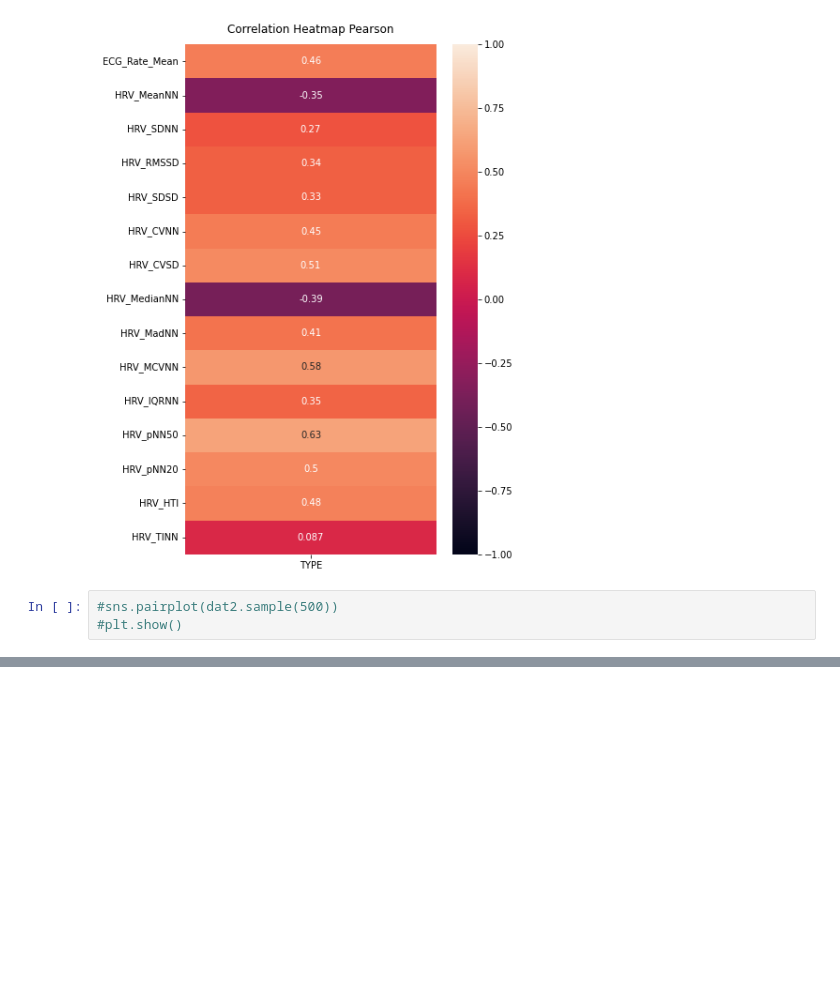
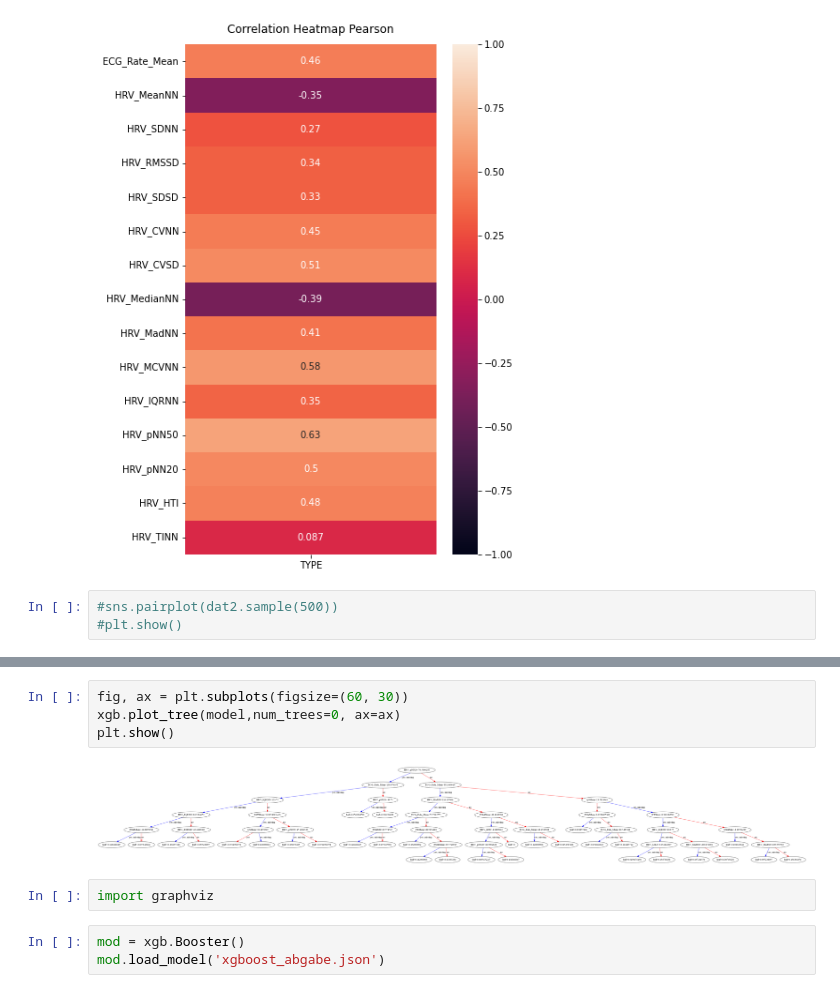
Before and after one commit to loewe2/die-sonderposten, a Jupyter notebook: xgbfeatures.ipynb, the cells around one changed output, grey strips where cells are left out. Saved outputs shown, nothing was run; the diff lists cells and outputs as text; blank space fills up the shorter version.

Commit message:
Presentation plots

```diff
--- a/xgbfeatures.ipynb
+++ b/xgbfeatures.ipynb
@@ -191,0 +260,11 @@ heatmap.set_title('Correlation Heatmap Pearson', fontdict={'fontsize':12}, pad=1
+# %%
+fig, ax = plt.subplots(figsize=(60, 30))
+xgb.plot_tree(model,num_trees=0, ax=ax)
+plt.show()
+# %% [output]
+[figure, added]
+# %%
+import graphviz
+# %%
+mod = xgb.Booster()
+mod.load_model('xgboost_abgabe.json')
```
Also changed, not shown: parts of 10 cells of this notebook, 1 other file.
